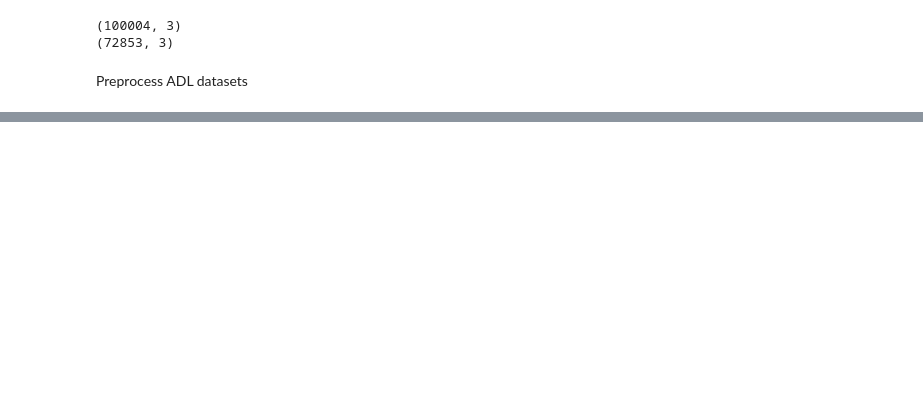
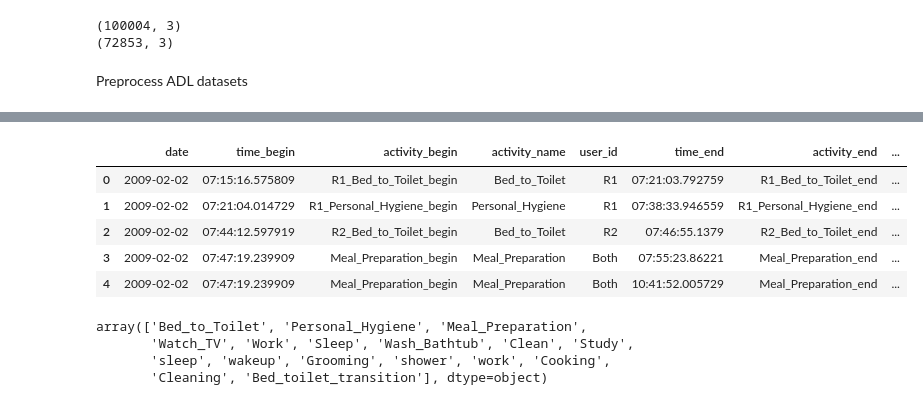
Before and after one commit to sureshvarshini/Recommendation_Dissertation, a Jupyter notebook: backend/preprocessing/csv_notebook.ipynb, the cells around one changed output, grey strips where cells are left out. Drawn from its saved outputs; the diff is of its cells as text; code cells hidden in the pictures; blank space fills up the shorter version.

Commit message:
Backend: Reading ADL data to analyse the daily activity level of the user.

```diff
--- a/backend/preprocessing/csv_notebook.ipynb
+++ b/backend/preprocessing/csv_notebook.ipynb
@@ -105,0 +110,8 @@ NameError: name 'pd' is not defined
+# %%
+import warnings
+warnings.filterwarnings("ignore")
+
+subset_file = csv_file.dropna()
+subset_file.drop(['sensor_id', 'sensor_status'], axis=1, inplace=True)
+subset_file['datetime'] = (subset_file['date'] + ' ' + subset_file['time'])
+subset_file.head()
@@ -105,0 +125,13 @@ NameError: name 'pd' is not defined
+# %%
+subset_file.loc[subset_file['activity'].str.startswith('R'), 'activity_name'] = subset_file['activity'].str.split('_', n=1, expand=True)[1]
+subset_file.loc[~subset_file['activity'].str.startswith('R'), 'activity_name'] = subset_file['activity']
+
+subset_file.loc[subset_file['activity'].str.startswith('R'), 'user_id'] = subset_file['activity'].str.split('_', n=1, expand=True)[0]
+subset_file.loc[~subset_file['activity'].str.startswith('R'), 'user_id'] = 'Both'
+
+subset_file['activity_name'] = subset_file['activity_name'].replace("_begin", "", regex=True)
+subset_file['activity_name'] = subset_file['activity_name'].replace("_end", "", regex=True)
+
+subset_file.head()
+
+# subset_file.to_csv(dataset_location + 'ADL_merged.csv', index=False)
@@ -105,0 +145,28 @@ NameError: name 'pd' is not defined
+# %%
+# Not needed
+
+activity_begin_rows = subset_file[subset_file['activity'].str.endswith('_begin')]
+activity_end_rows = subset_file[subset_file['activity'].str.endswith('_end')]
+
+merged_df = pd.merge(activity_begin_rows, activity_end_rows, how='outer', on=['activity_name', 'user_id', 'date'], suffixes=('_begin', '_end'))
+merged_df['activity_duration'] = pd.to_datetime(merged_df['time_end']) - pd.to_datetime(merged_df['time_begin'])
+merged_df['activity_duration'] = round(merged_df['activity_duration'].dt.total_seconds()/60)
+
+merged_df.to_csv(dataset_location + 'ADL_merged.csv', index=False)
+merged_df.head()
+# %% [output]
+|  | date | time_begin | activity_begin | activity_name | user_id | time_end | activity_end | ... |
+| 0 | 2009-02-02 | 07:15:16.575809 | R1_Bed_to_Toilet_begin | Bed_to_Toilet | R1 | 07:21:03.792759 | R1_Bed_to_Toilet_end | ... |
+| 1 | 2009-02-02 | 07:21:04.014729 | R1_Personal_Hygiene_begin | Personal_Hygiene | R1 | 07:38:33.946559 | R1_Personal_Hygiene_end | ... |
+| 2 | 2009-02-02 | 07:44:12.597919 | R2_Bed_to_Toilet_begin | Bed_to_Toilet | R2 | 07:46:55.1379 | R2_Bed_to_Toilet_end | ... |
+| 3 | 2009-02-02 | 07:47:19.239909 | Meal_Preparation_begin | Meal_Preparation | Both | 07:55:23.86221 | Meal_Preparation_end | ... |
+| 4 | 2009-02-02 | 07:47:19.239909 | Meal_Preparation_begin | Meal_Preparation | Both | 10:41:52.005729 | Meal_Preparation_end | ... |
+# %%
+subset_file = pd.read_csv("D:\Varshini\CourseWork\Dissertation\Implementation\Local\Datasets\9_Tulum_Daily_life_2009")
+
+subset_file['activity_name'].unique()
+# %% [output]
+array(['Bed_to_Toilet', 'Personal_Hygiene', 'Meal_Preparation',
+       'Watch_TV', 'Work', 'Sleep', 'Wash_Bathtub', 'Clean', 'Study',
+       'sleep', 'wakeup', 'Grooming', 'shower', 'work', 'Cooking',
+       'Cleaning', 'Bed_toilet_transition'], dtype=object)
```
Also changed, not shown: parts of 9 cells of this notebook, 18 other files.
